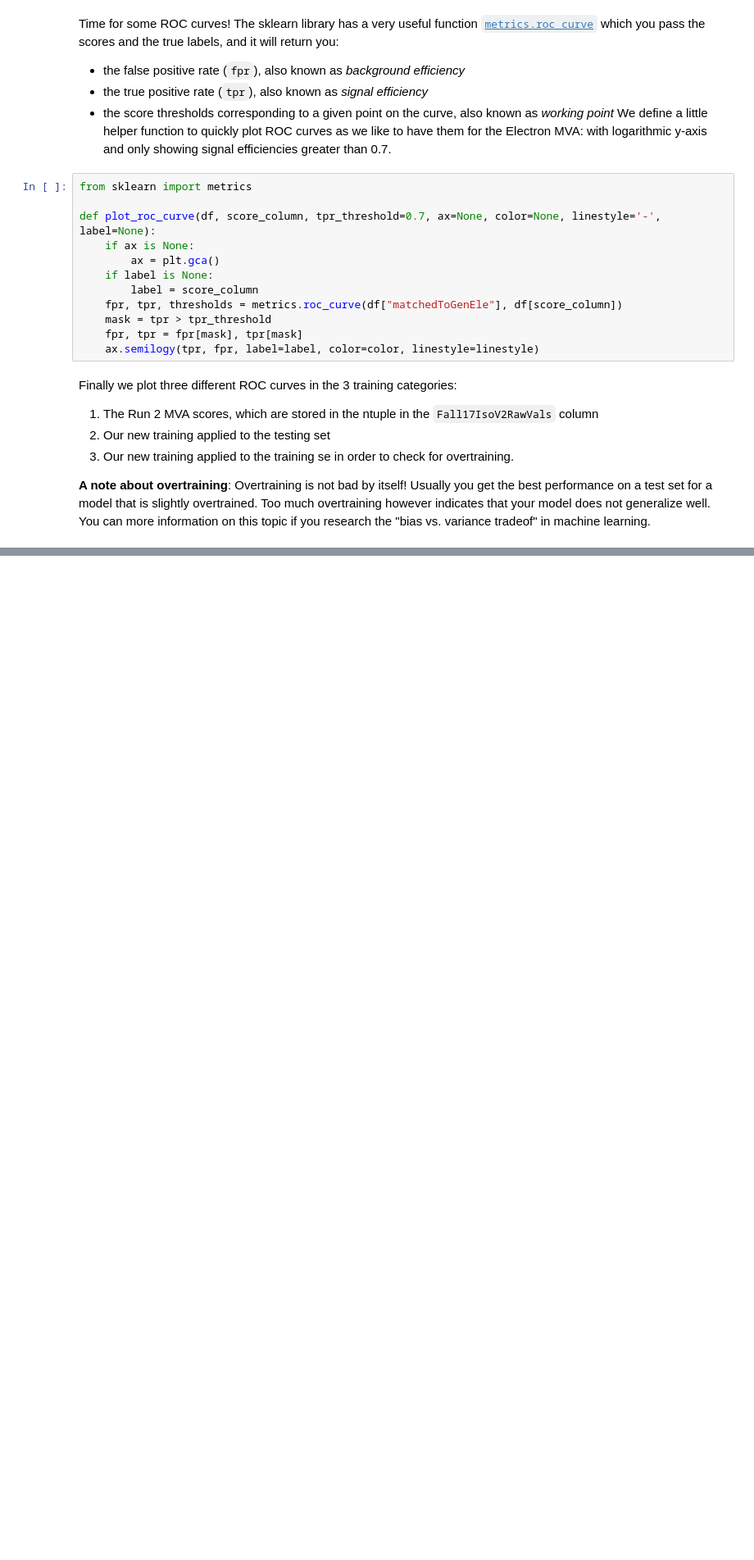
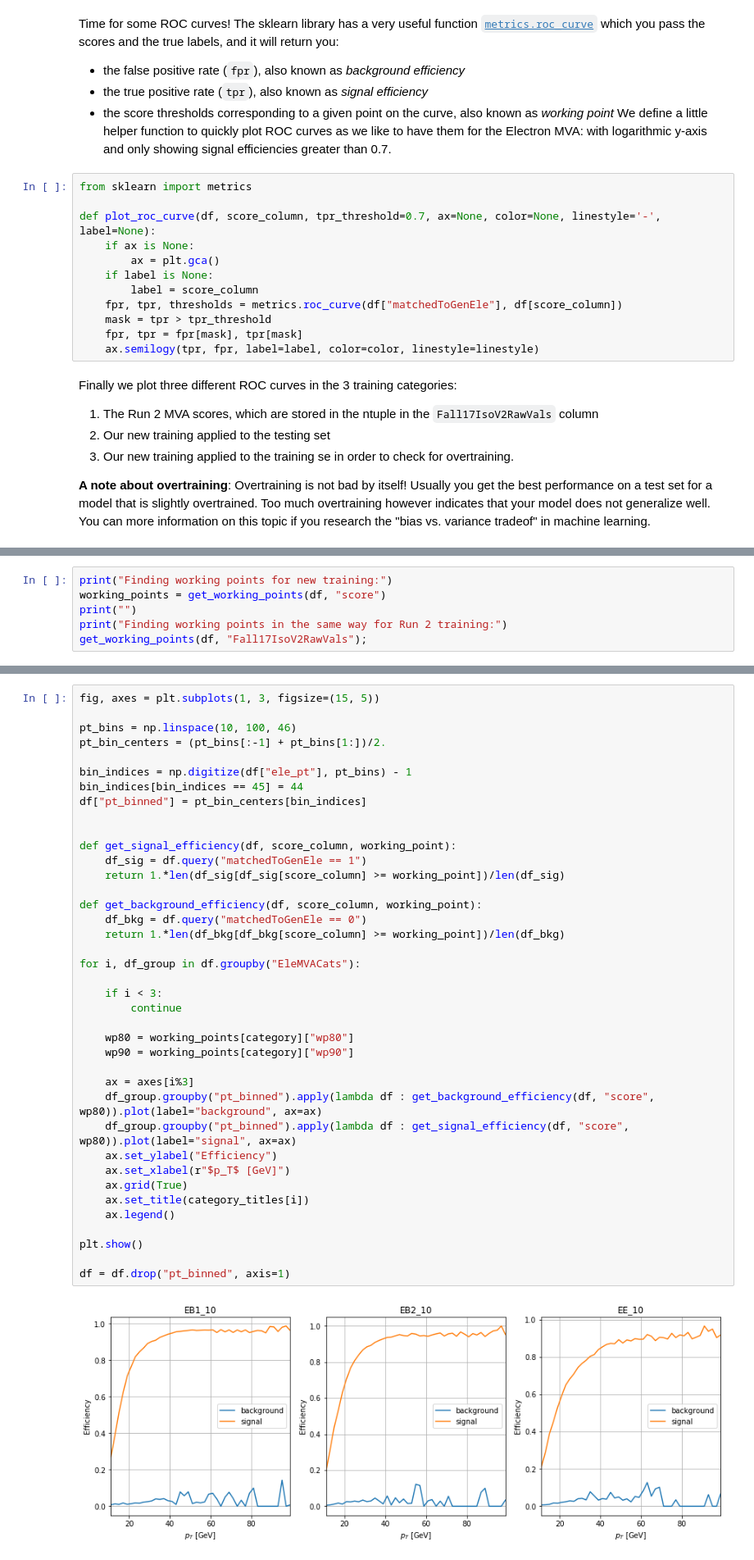
Before and after one commit to Nollde/ElectronMVATutorial, a Jupyter notebook: ElectronMVATutorial.ipynb, the cells around one changed output, grey strips where cells are left out. Shown: that part at 82% size. Cells and saved outputs as stored; diff of their text form; blank space fills up the shorter version.

```diff
--- a/ElectronMVATutorial.ipynb
+++ b/ElectronMVATutorial.ipynb
@@ -374,0 +414,6 @@ __Question:__ what  part of this notebook would you change to get out new traini
+# %%
+print("Finding working points for new training:")
+working_points = get_working_points(df, "score")
+print("")
+print("Finding working points in the same way for Run 2 training:")
+get_working_points(df, "Fall17IsoV2RawVals");
@@ -374,0 +442,41 @@ __Question:__ what  part of this notebook would you change to get out new traini
+# %%
+fig, axes = plt.subplots(1, 3, figsize=(15, 5))
+
+pt_bins = np.linspace(10, 100, 46)
+pt_bin_centers = (pt_bins[:-1] + pt_bins[1:])/2.
+
+bin_indices = np.digitize(df["ele_pt"], pt_bins) - 1
+bin_indices[bin_indices == 45] = 44
+df["pt_binned"] = pt_bin_centers[bin_indices]
+
+
+def get_signal_efficiency(df, score_column, working_point):
+    df_sig = df.query("matchedToGenEle == 1")
+    return 1.*len(df_sig[df_sig[score_column] >= working_point])/len(df_sig)
+
+def get_background_efficiency(df, score_column, working_point):
+    df_bkg = df.query("matchedToGenEle == 0")
+    return 1.*len(df_bkg[df_bkg[score_column] >= working_point])/len(df_bkg)
+
+for i, df_group in df.groupby("EleMVACats"):
+
+    if i < 3:
+        continue
+
+    wp80 = working_points[category]["wp80"]
+    wp90 = working_points[category]["wp90"]
+
+    ax = axes[i%3]
+    df_group.groupby("pt_binned").apply(lambda df : get_background_efficiency(df, "score", wp80)).plot(label="background", ax=ax)
+    df_group.groupby("pt_binned").apply(lambda df : get_signal_efficiency(df, "score", wp80)).plot(label="signal", ax=ax)
+    ax.set_ylabel("Efficiency")
+    ax.set_xlabel(r"$p_T$ [GeV]")
+    ax.grid(True)
+    ax.set_title(category_titles[i])
+    ax.legend()
+
+plt.show()
+
+df = df.drop("pt_binned", axis=1)
+# %% [output]
+[figure, added]
```
Also changed, not shown: parts of 17 cells of this notebook.
